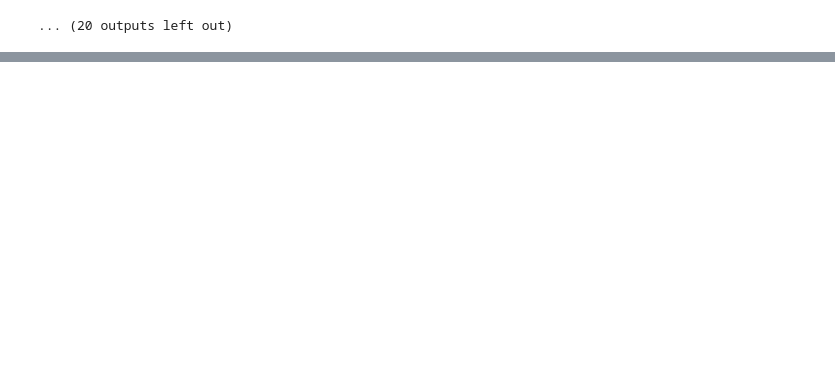
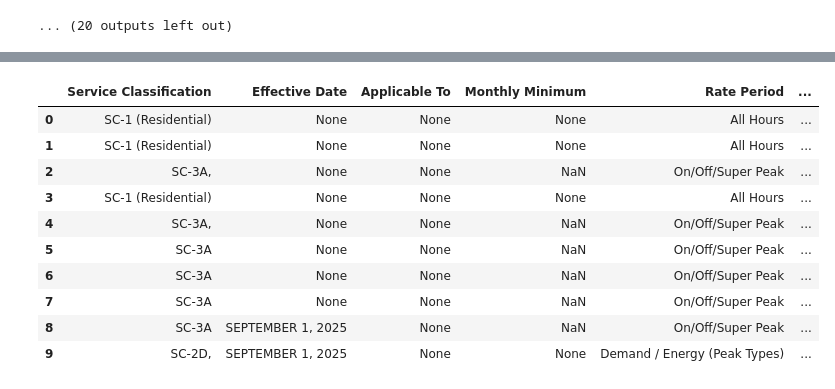
Before and after one commit to harshalsp0011/utility-billing-ai, a Jupyter notebook: src/agents/tariff_analysis/tariff_pdf_parser.ipynb, the cells around one changed output, grey strips where cells are left out. Drawn from its saved outputs; the diff is of its cells as text; code cells hidden in the pictures; blank space fills up the shorter version.

Commit message:
Testing with the Tariffs

```diff
--- a/src/agents/tariff_analysis/tariff_pdf_parser.ipynb
+++ b/src/agents/tariff_analysis/tariff_pdf_parser.ipynb
@@ -697,0 +1087,94 @@ display(HTML(df_full.to_html(index=False)))
+# %%
+import pdfplumber, re, pandas as pd
+
+PDF_PATH = "National Grid Tariff-New York.pdf"
+
+# ---------- Helper Functions ----------
+def extract_rate_lines(block):
+    """Extract lines containing numeric rates or tariffs."""
+    rate_lines = []
+    for line in block.split("\n"):
+        if re.search(r"\$?\d+\.\d+", line):
+            rate_lines.append(line.strip())
+    return rate_lines
+
+def extract_field(pattern, text):
+    m = re.search(pattern, text, re.IGNORECASE)
+    return m.group(1).strip() if m else None
+
+# ---------- Extraction by Service Classification ----------
+records = []
+
+with pdfplumber.open(PDF_PATH) as pdf:
+    text = "\n".join(page.extract_text() or "" for page in pdf.pages)
+
+# Split by service classification sections
+sections = re.split(r"SERVICE\s+CLASSIFICATION\s+NO\.\s*", text, flags=re.IGNORECASE)
+for sec in sections[1:]:
+    sc_number = sec.split("\n", 1)[0].split()[0]  # e.g., '1', '2D', '3A'
+    block = sec.strip()
+
+    # Common metadata
+    effective_date = extract_field(r"Effective\s*(?:Date|on)?[:\-]?\s*([A-Za-z]+\s*\d{1,2},?\s*\d{4})", block)
+    applicable = extract_field(r"APPLICABLE\s+TO\s+USE\s+OR\s+ELIGIBILITY[:\-]?\s*(.*)", block)
+    monthly_min = extract_field(r"MONTHLY\s+MINIMUM\s+CHARGE[:\-]?\s*\$?([\d,\.]+)", block)
+    reactive = extract_field(r"REACTIVE\s+DEMAND\s+CHARGE.*?(\$?\d+\.\d+)", block)
+
+    # ---------- Example Patterns per SC ----------
+    if "2D" in sc_number.upper():
+        # Demand + On/Off/Super Peak
+        demand_lines = re.findall(r"Distribution.*?\$[\d\.\s]+", block)
+        energy_lines = re.findall(r"(On|Off|Super)\s*Peak.*?\$[\d\.\s]+", block)
+        delivery_voltage = re.findall(r"(Secondary|Primary|Subtransmission|Transmission).*?\$[\d\.\s]+", block)
+        records.append({
+            "Service Classification": f"SC-{sc_number}",
+            "Effective Date": effective_date,
+            "Applicable To": applicable,
+            "Monthly Minimum": monthly_min,
+            "Reactive Charge": reactive,
+            "Rate Period": "Demand / Energy (Peak Types)",
+            "Rate Details": demand_lines + energy_lines,
+            "Delivery Voltages": delivery_voltage
+        })
+
+    elif "1" == sc_number:
+        # Residential simple tariff
+        base_rate = extract_field(r"Per\s*kWh[:\-]?\s*\$?([\d\.]+)", block)
+        cust_charge = extract_field(r"(?:Customer|Basic)\s+Charge.*?\$?([\d\.]+)", block)
+        records.append({
+            "Service Classification": "SC-1 (Residential)",
+            "Effective Date": effective_date,
+            "Applicable To": applicable,
+            "Monthly Minimum": monthly_min,
+            "Rate Period": "All Hours",
+            "Standard Tariff Type": "Energy Charge",
+            "Rate": base_rate,
+            "Customer Charge": cust_charge
+        })
+
+    elif "3A" in sc_number.upper():
+        # Large General Service – Multi Voltage
+        delivery_voltage = re.findall(r"(Secondary|Primary|Subtransmission|Transmission).*?\$[\d\.\s]+", block)
+        records.append({
+            "Service Classification": f"SC-{sc_number}",
+            "Effective Date": effective_date,
+            "Delivery Voltage Rates": delivery_voltage,
+            "Rate Period": "On/Off/Super Peak",
+            "Applicable To": applicable
+        })
+
+# ---------- Create DataFrame ----------
+df = pd.DataFrame(records)
+display(df.head(10))
+# %% [output]
+|  | Service Classification | Effective Date | Applicable To | Monthly Minimum | Rate Period | ... |
+| 0 | SC-1 (Residential) | None | None | None | All Hours | ... |
+| 1 | SC-1 (Residential) | None | None | None | All Hours | ... |
+| 2 | SC-3A, | None | None | NaN | On/Off/Super Peak | ... |
+| 3 | SC-1 (Residential) | None | None | None | All Hours | ... |
+| 4 | SC-3A, | None | None | NaN | On/Off/Super Peak | ... |
+| 5 | SC-3A | None | None | NaN | On/Off/Super Peak | ... |
+| 6 | SC-3A | None | None | NaN | On/Off/Super Peak | ... |
+| 7 | SC-3A | None | None | NaN | On/Off/Super Peak | ... |
+| 8 | SC-3A | SEPTEMBER 1, 2025 | None | NaN | On/Off/Super Peak | ... |
+| 9 | SC-2D, | SEPTEMBER 1, 2025 | None | None | Demand / Energy (Peak Types) | ... |
```
Also changed, not shown: parts of 3 cells of this notebook.
